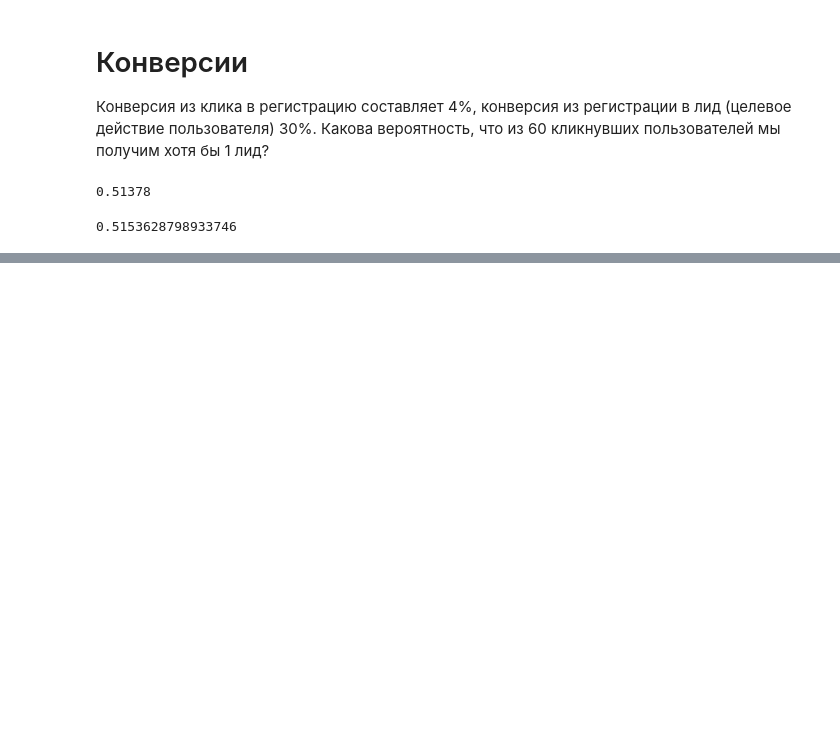
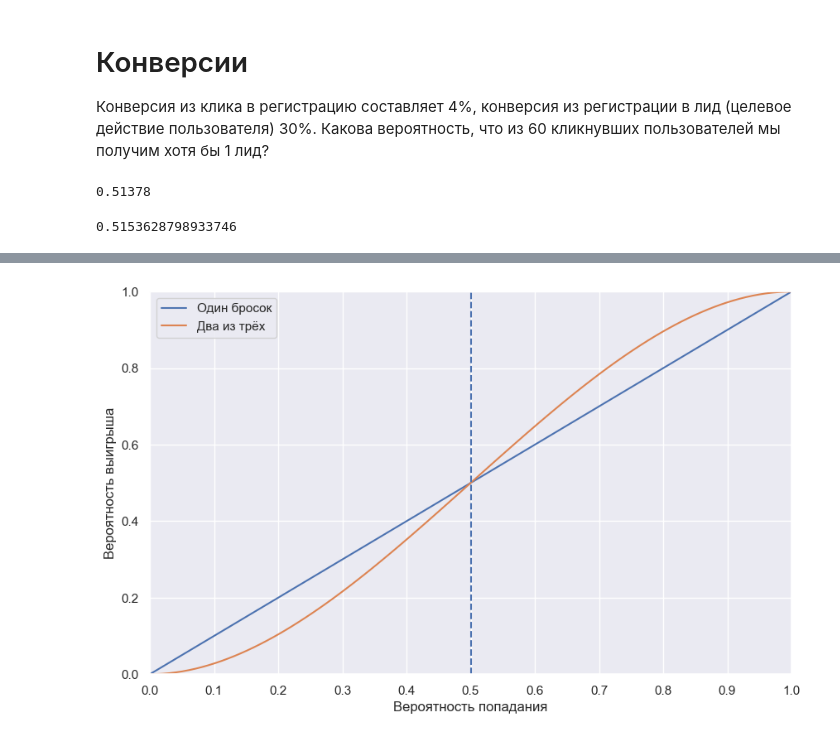
Before and after one commit to ShashlovAI/stat, a Jupyter notebook: math/monte_carlo.ipynb, the cells around one changed output, grey strips where cells are left out. Saved outputs shown, nothing was run; the diff lists cells and outputs as text; code cells hidden in the pictures; blank space fills up the shorter version.

```diff
--- a/math/monte_carlo.ipynb
+++ b/math/monte_carlo.ipynb
@@ -292,0 +337,18 @@ Name: taxi, dtype: float64
+# %%
+p_shot = np.linspace(0, 1, 100)
+p_win = [ (3 * p**2 * (1-p)) + p**3 for p in p_shot ]
+# %%
+plt.figure(figsize=(10, 6))
+sns.lineplot(x=p_shot, y=p_shot, label = 'Один бросок')
+sns.lineplot(x=p_shot, y=p_win, label = 'Два из трёх')
+plt.vlines(x=0.5, ymin=0, ymax=1, linestyles='--')
+
+plt.xticks(np.arange(0, 1.1, 0.1))
+plt.xlabel('Вероятность попадания')
+plt.ylabel('Вероятность выигрыша')
+
+plt.xlim([0, 1])
+plt.ylim([0, 1])
+plt.show()
+# %% [output]
+[figure, added]
```
Also changed, not shown: parts of 19 cells of this notebook.
